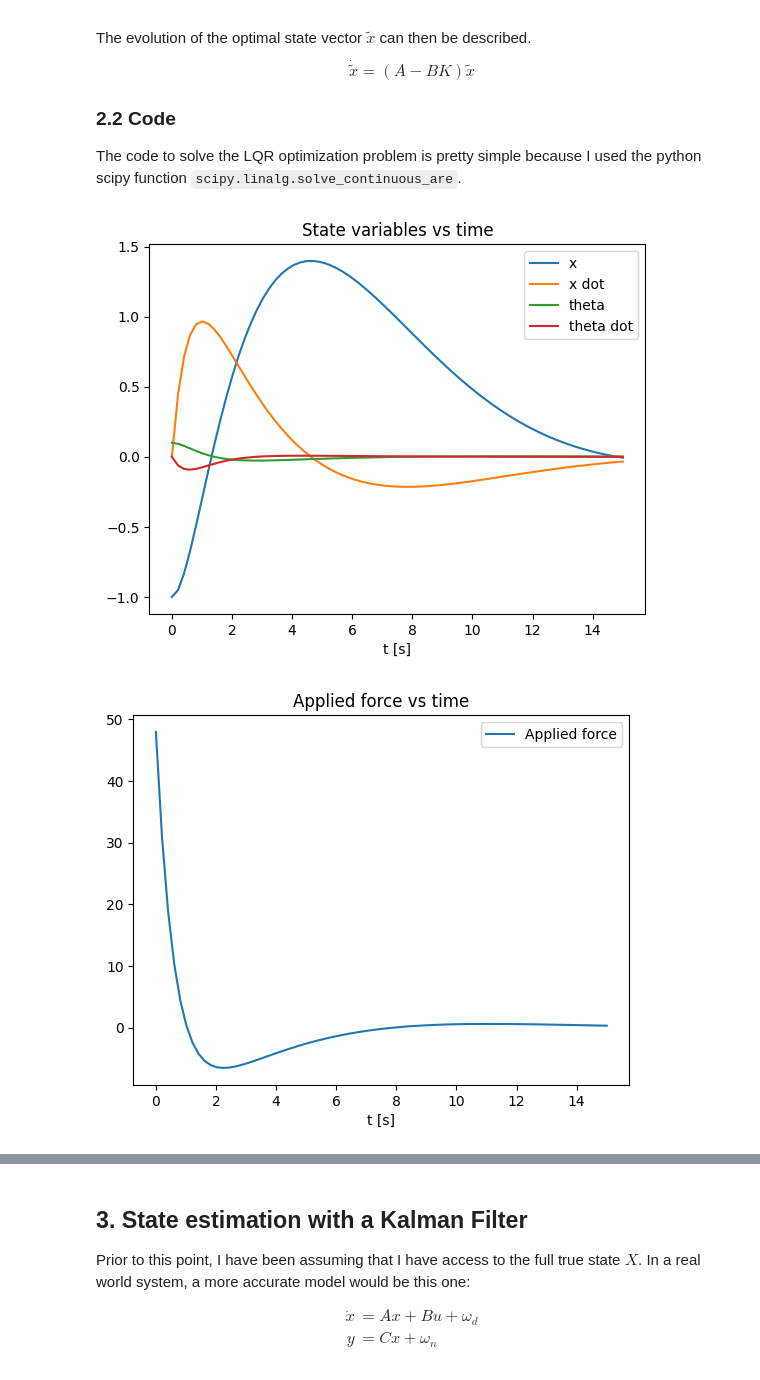
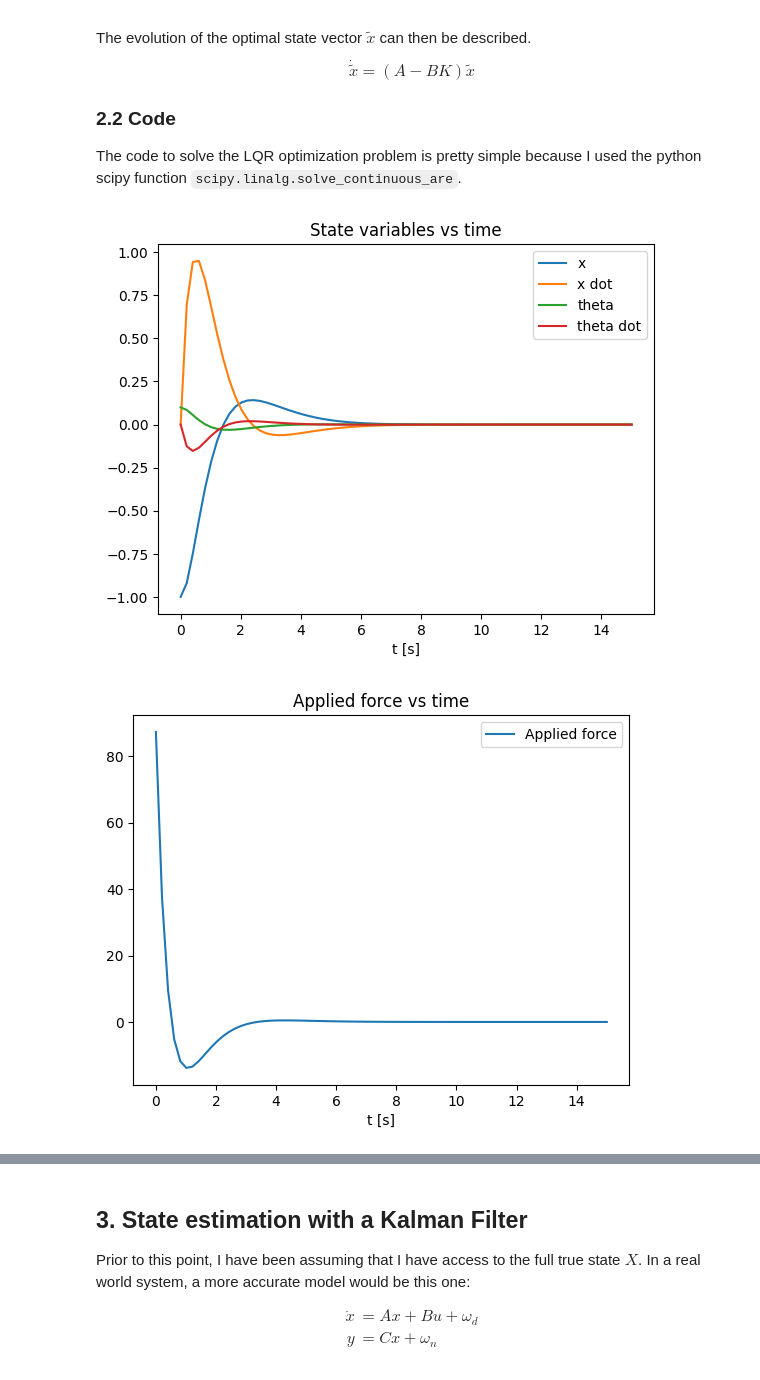
Before and after one commit to paxtonsc/inverted-pendulum-project, a Jupyter notebook: inverted_pendulm.ipynb, the cells around one changed output, grey strips where cells are left out. Saved outputs shown, nothing was run; the diff lists cells and outputs as text; code cells hidden in the pictures.

```diff
--- a/inverted_pendulm.ipynb
+++ b/inverted_pendulm.ipynb
@@ -545,21 +545,21 @@ def find_K_lqr(A, B, Q, R):
     return 1/R * B.T @ P
 # %%
 q1, q2, q3, q4 = 1, 1, 1, 1
-r = 0.2
+r = 0.001
 
 Q, R = get_matrices_Q_R(q1, q2, q3, q4, r)
 
 K = find_K_lqr(A, B, Q, R)
 
 X, U = solve_cart_control(t, X0, K, dxdt_wrapper)
 
 plot_state_vector_vs_time(t, X)
 plot_input_vs_time(t, U)
 
 HTML(animate_cart_and_pendulum(t, X).to_html5_video())
 # %% [output]
-[figure, old version]
+[figure, new version]
-[figure, old version]
+[figure, new version]
 [interactive output not drawn]
 # %% [markdown]
 In the above example, we can see that by adding a penalty on $F$ the convergence occurs much more slowly. Experimenting with different values for $q1$, $q2$, $q3$, and $q4$ I am able to tune the responsiveness of the controller.
```
Also changed, not shown: parts of 6 cells of this notebook.
